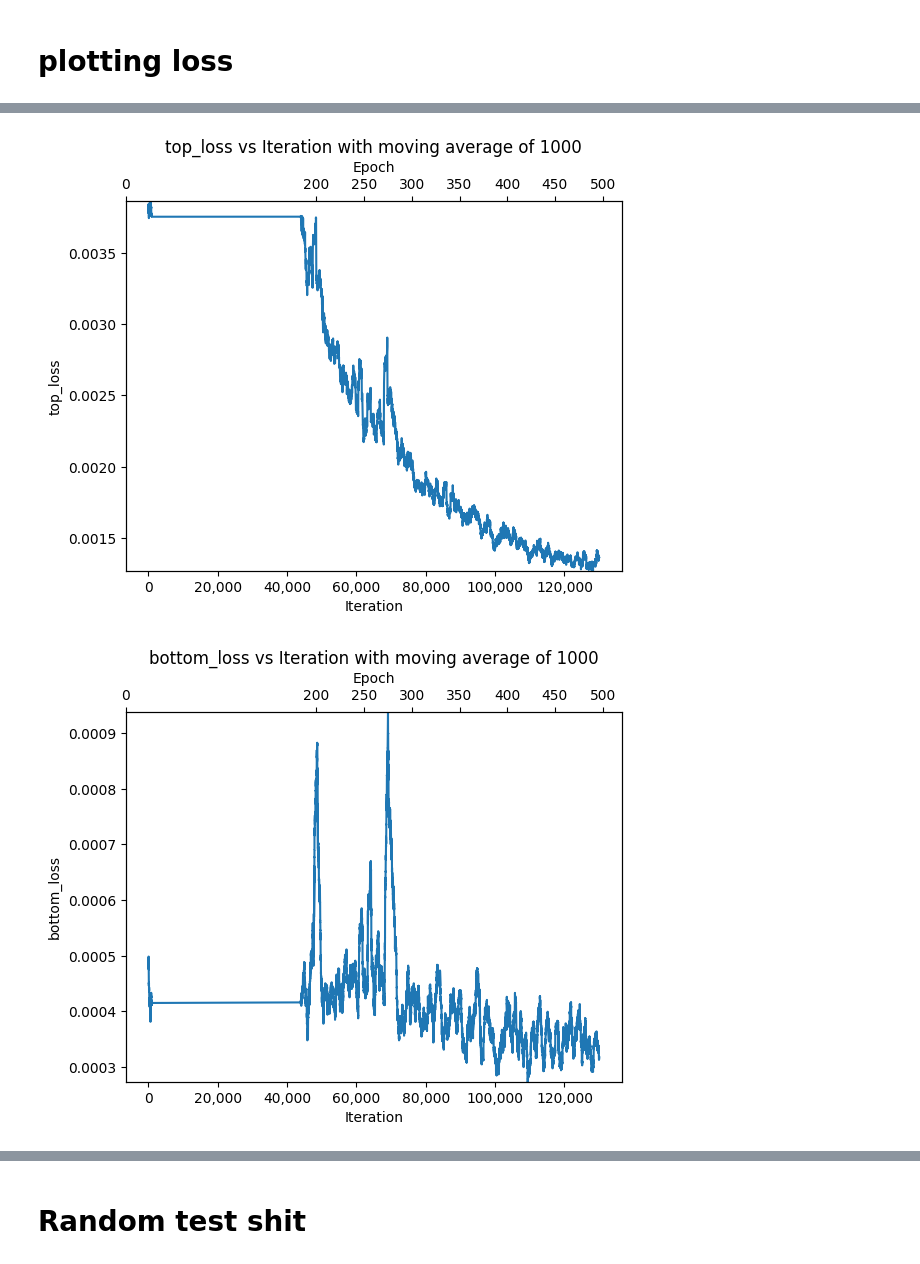
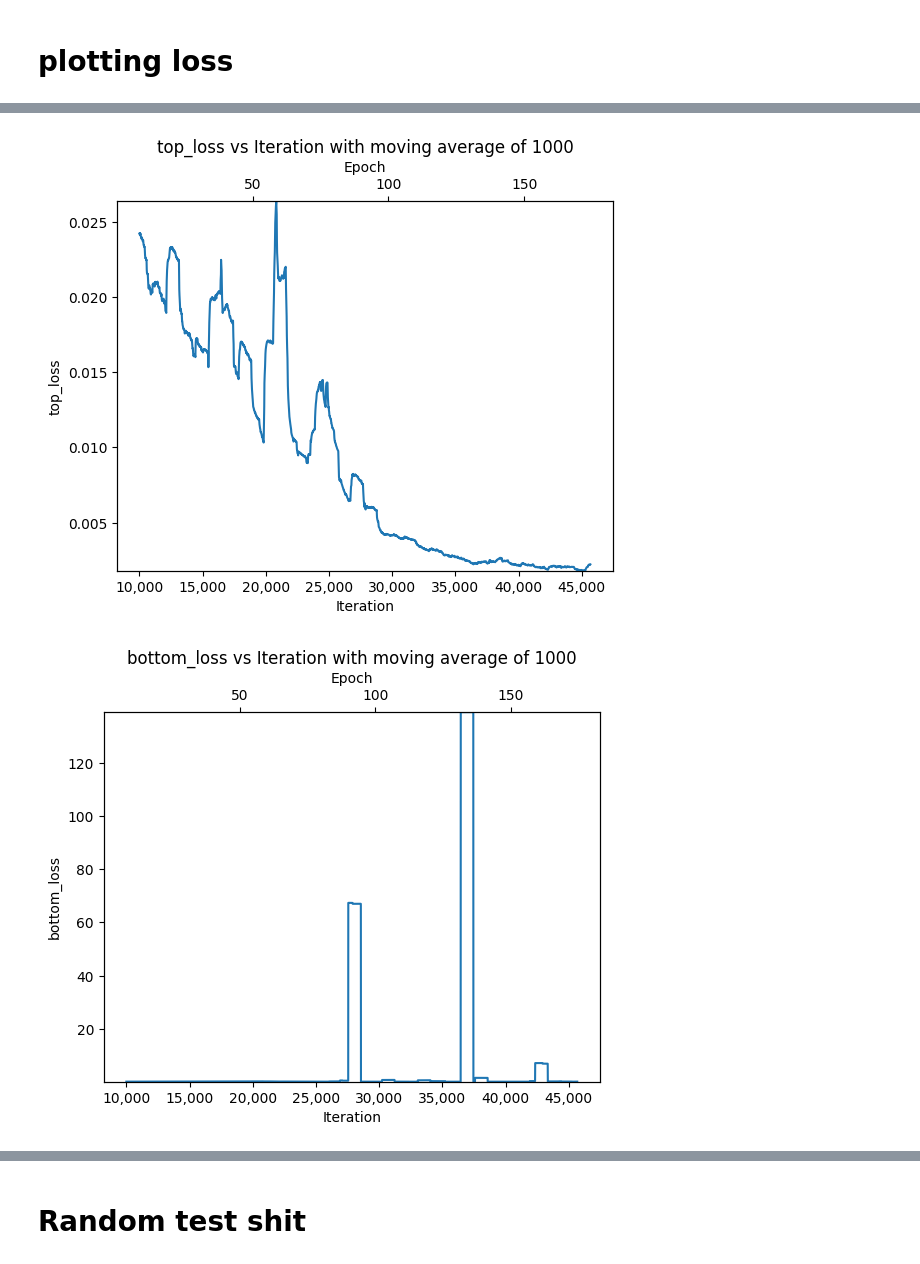
Before and after one commit to jykim256/polish-pub-cs101, a Jupyter notebook: colab.ipynb, the cells around one changed output, grey strips where cells are left out. Drawn from its saved outputs; the diff is of its cells as text; code cells hidden in the pictures.

```diff
--- a/colab.ipynb
+++ b/colab.ipynb
@@ -6,7 +6,7 @@ losses_path = 'losses'
 print('Losses path: {}'.format(losses_path))
 print('Loss files available: {}'.format('\n'.join(os.listdir(losses_path))))
 
-loss_path = 'gaussian_true_normalized_exp_norelu.1204.txt'
+loss_path = 'gaussian_true_normalized_exp_norelu.1205_v1.txt'
 with open(os.path.join(losses_path, loss_path)) as f:
   raw_data = f.readlines()
 # %% [output]
@@ -108,7 +101,9 @@ ax2.set_xticks(
     ]
 )
 ax2.set_xlim(0, (psnr_idxs[-1] / iterations2epoch))
-ax2.set_ylim(np.min(psnrsss),np.max(psnrsss))
+ax2.set_ylim(np.min(psnrsss)-0.1,np.max(psnrsss)+0.1)
+
+
 # set the x axis label
 ax2.set_xlabel("Epoch")
 plt.show()
@@ -118,45 +113,48 @@ plt.show()
 
 
 subject = 'top_loss'
-def show_loss_parts(subject, data=data, psnr_idxs=psnr_idxs):
+def show_loss_parts(subject, start_iter, data=data, psnr_idxs=psnr_idxs, ylims=None):
     num_training_imgs = 8000
     iterations2epoch = num_training_imgs / 32  # 4 is the batch size
     psnrsss = np.array([data[i]['psnr'] for i in psnr_idxs])
-    iters = [i for i in data.keys() if subject in data[i]]
+    iters = [i for i in data.keys() if subject in data[i] and i > start_iter]
     extracted_data = [data[i][subject] for i in iters]
     n_moving_average = 1000
     extracted_moving_average = [np.mean(extracted_data[i:i+n_moving_average]) for i in range(len(extracted_data)-n_moving_average)]
     iters = iters[:-n_moving_average]
 
     plt.plot(iters, extracted_moving_average)
     # label axes
     plt.xlabel("Iteration")
     plt.ylabel(f"{subject}")
     # set y axes as logarithmic
     # plt.yscale("log")
     # set title
     plt.title(f"{subject} vs Iteration with moving average of {n_moving_average}")
     # put commas in the x axis
     plt.gca().get_xaxis().set_major_formatter(
         plt.FuncFormatter(lambda x, loc: "{:,}".format(int(x)))
     )
     # set another x axis
     ax2 = plt.twiny()
     # set the x axis to be the first one divided by 8000 but with the same ticks
     ax2.set_xticks(
         [
             psnr_idx / iterations2epoch
             for psnr_idx in iters
             if psnr_idx % iterations2epoch == 0 and (psnr_idx // iterations2epoch) % 50 == 0
         ]
     )
     ax2.set_xlim(0, (list(iters)[-1] / iterations2epoch))
-    ax2.set_ylim(np.min(extracted_moving_average),np.max(extracted_moving_average))
+    if ylims:
+        ax2.set_ylim(ylims[0], ylims[1])
+    else:
+        ax2.set_ylim(np.min(extracted_moving_average),np.max(extracted_moving_average))
     # set the x axis label
     ax2.set_xlabel("Epoch")
     plt.show()
 for subject in ['top_loss', 'bottom_loss', 'coef_loss']:
-    show_loss_parts(subject)
+    show_loss_parts(subject, start_iter=10000)
 # %% [output]
-[figure, old version]
+[figure, new version]
-[figure, old version]
+[figure, new version]
```
Also changed, not shown: parts of 6 cells of this notebook, 1 other file.
